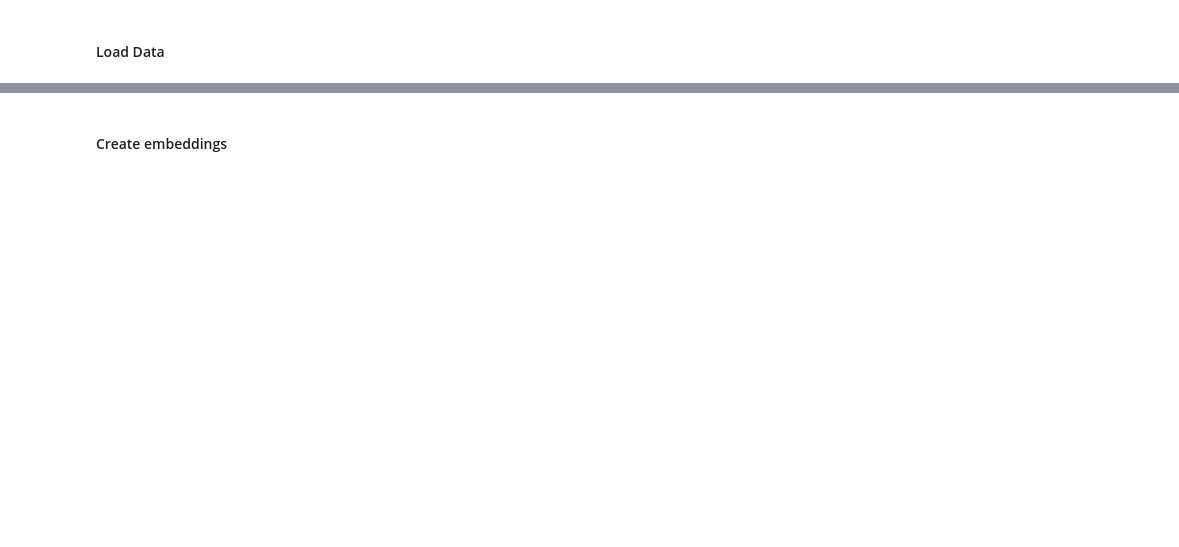
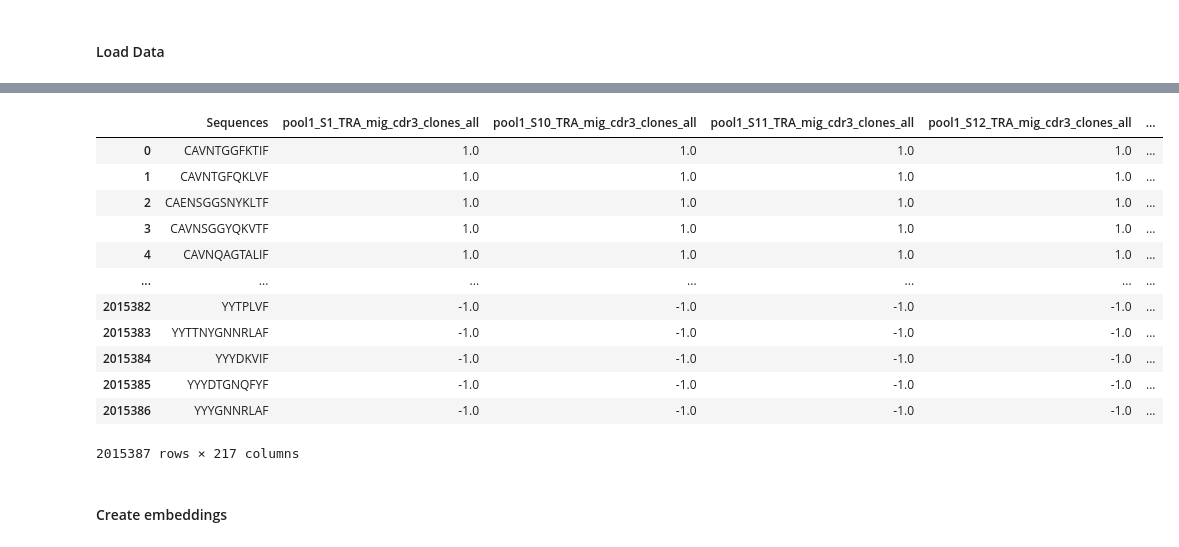
Before and after one commit to RomiGoldner/CVC, a Jupyter notebook: lab_notebooks/create_embeddings.ipynb, the cells around one changed output, grey strips where cells are left out. Drawn from its saved outputs; the diff is of its cells as text; code cells hidden in the pictures; blank space fills up the shorter version.

```diff
--- a/lab_notebooks/create_embeddings.ipynb
+++ b/lab_notebooks/create_embeddings.ipynb
@@ -74,3 +84,19 @@ tcrb_data.rename(columns={'cdr3': 'Sequences'}, inplace=True)
+# %%
+tcrb_data
+# %% [output]
+|  | Sequences | pool1_S1_TRA_mig_cdr3_clones_all | pool1_S10_TRA_mig_cdr3_clones_all | pool1_S11_TRA_mig_cdr3_clones_all | pool1_S12_TRA_mig_cdr3_clones_all | ... |
+| 0 | CAVNTGGFKTIF | 1.0 | 1.0 | 1.0 | 1.0 | ... |
+| 1 | CAVNTGFQKLVF | 1.0 | 1.0 | 1.0 | 1.0 | ... |
+| 2 | CAENSGGSNYKLTF | 1.0 | 1.0 | 1.0 | 1.0 | ... |
+| 3 | CAVNSGGYQKVTF | 1.0 | 1.0 | 1.0 | 1.0 | ... |
+| 4 | CAVNQAGTALIF | 1.0 | 1.0 | 1.0 | 1.0 | ... |
+| ... | ... | ... | ... | ... | ... | ... |
+| 2015382 | YYTPLVF | -1.0 | -1.0 | -1.0 | -1.0 | ... |
+| 2015383 | YYTTNYGNNRLAF | -1.0 | -1.0 | -1.0 | -1.0 | ... |
+| 2015384 | YYYDKVIF | -1.0 | -1.0 | -1.0 | -1.0 | ... |
+| 2015385 | YYYDTGNQFYF | -1.0 | -1.0 | -1.0 | -1.0 | ... |
+| 2015386 | YYYGNNRLAF | -1.0 | -1.0 | -1.0 | -1.0 | ... |
+2015387 rows × 217 columns
 # %% [markdown]
 #### Create embeddings
 # %%
```
Also changed, not shown: parts of 11 cells of this notebook, 2 other files.
